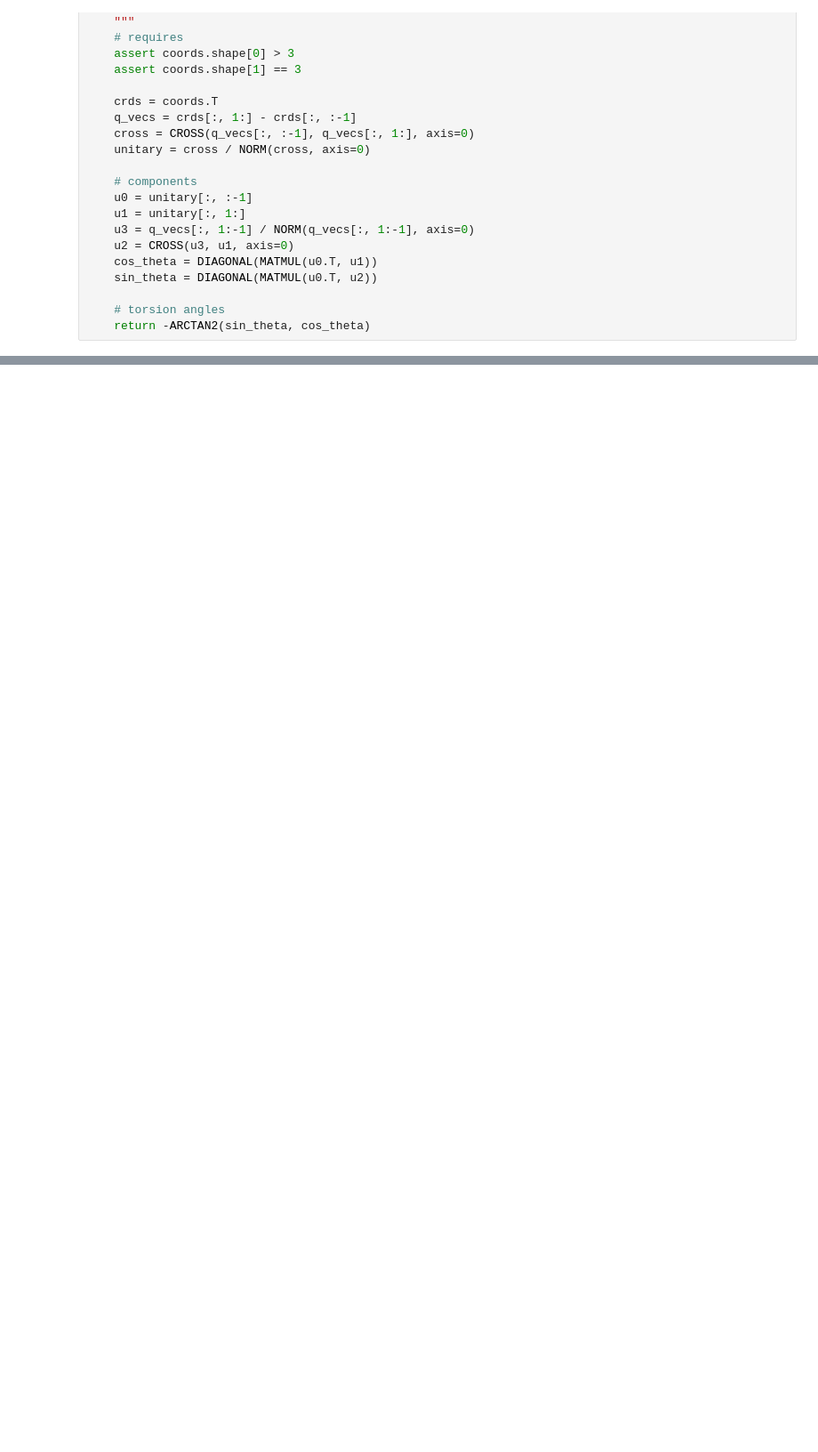
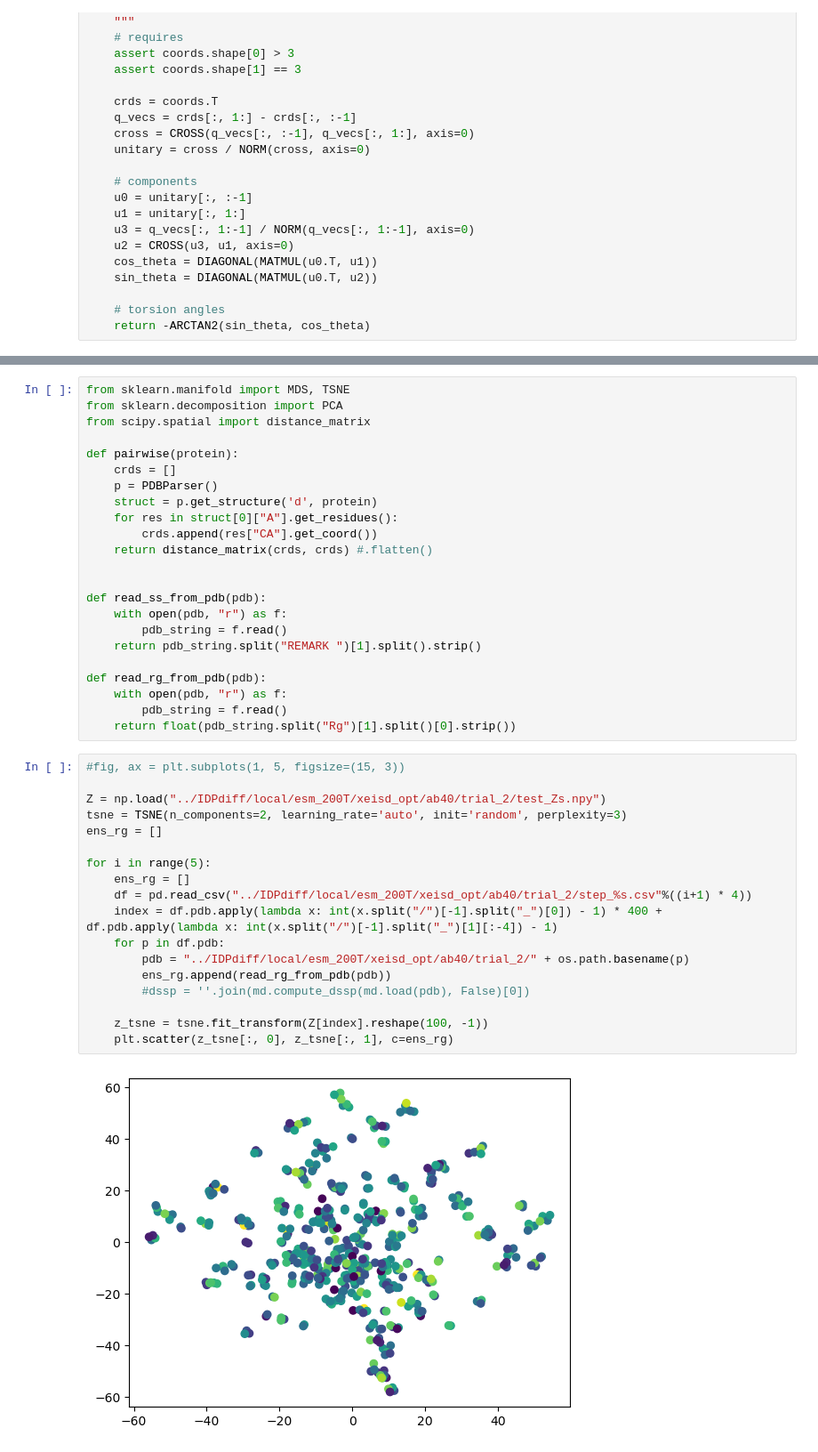
Before and after one commit to Oufan75/X-EISD, a Jupyter notebook: EISD_back_calc.ipynb, the cells around one changed output, grey strips where cells are left out. Shown at 89% size. Saved outputs shown, nothing was run; the diff lists cells and outputs as text; blank space fills up the shorter version.

```diff
--- a/EISD_back_calc.ipynb
+++ b/EISD_back_calc.ipynb
@@ -312,0 +673,43 @@ new_alphas.to_csv('Desktop/X-EISD/back_calc_data/noe.txt', header=None)
+# %%
+from sklearn.manifold import MDS, TSNE
+from sklearn.decomposition import PCA
+from scipy.spatial import distance_matrix
+
+def pairwise(protein):
+    crds = []
+    p = PDBParser()
+    struct = p.get_structure('d', protein)
+    for res in struct[0]["A"].get_residues():
+        crds.append(res["CA"].get_coord())
+    return distance_matrix(crds, crds) #.flatten()
+
+
+def read_ss_from_pdb(pdb):
+    with open(pdb, "r") as f:
+        pdb_string = f.read()
+    return pdb_string.split("REMARK ")[1].split().strip()
+
+def read_rg_from_pdb(pdb):
+    with open(pdb, "r") as f:
+        pdb_string = f.read()
+    return float(pdb_string.split("Rg")[1].split()[0].strip())
+# %%
+#fig, ax = plt.subplots(1, 5, figsize=(15, 3))
+
+Z = np.load("../IDPdiff/local/esm_200T/xeisd_opt/ab40/trial_2/test_Zs.npy")
+tsne = TSNE(n_components=2, learning_rate='auto', init='random', perplexity=3)
+ens_rg = []
+
+for i in range(5):
+    ens_rg = []
+    df = pd.read_csv("../IDPdiff/local/esm_200T/xeisd_opt/ab40/trial_2/step_%s.csv"%((i+1) * 4))
+    index = df.pdb.apply(lambda x: int(x.split("/")[-1].split("_")[0]) - 1) * 400 + df.pdb.apply(lambda x: int(x.split("/")[-1].split("_")[1][:-4]) - 1)
+    for p in df.pdb:
+        pdb = "../IDPdiff/local/esm_200T/xeisd_opt/ab40/trial_2/" + os.path.basename(p)
+        ens_rg.append(read_rg_from_pdb(pdb))
+        #dssp = ''.join(md.compute_dssp(md.load(pdb), False)[0])
+
+    z_tsne = tsne.fit_transform(Z[index].reshape(100, -1))
+    plt.scatter(z_tsne[:, 0], z_tsne[:, 1], c=ens_rg)
+# %% [output]
+[figure, added]
```
Also changed, not shown: parts of 30 cells of this notebook, 9 other files.
